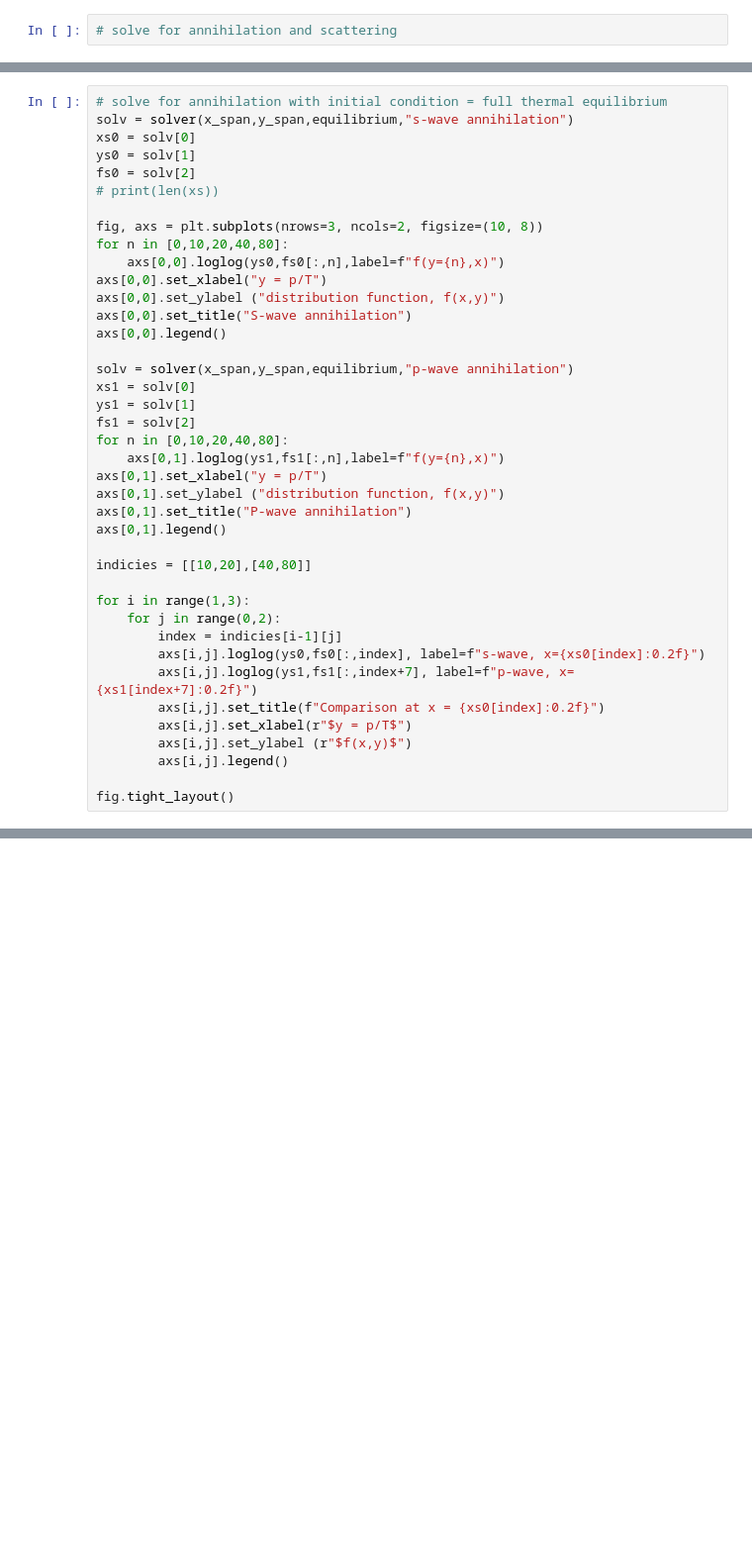
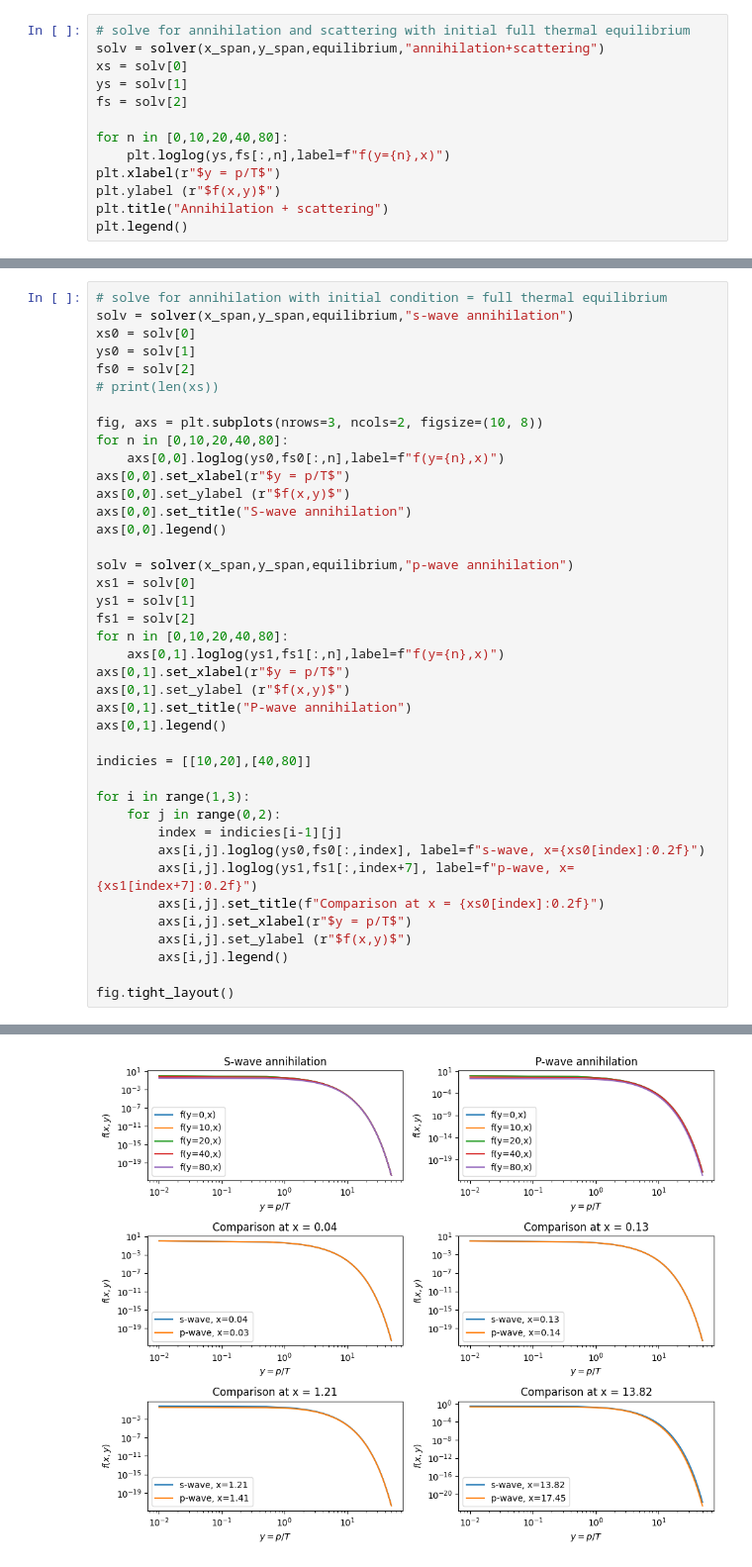
Before and after one commit to TobiasWasheim/master_thesis, a Jupyter notebook: mainCode.ipynb, the cells around one changed output, grey strips where cells are left out. Shown: that part at 99% size. Cells and saved outputs as stored; diff of their text form; blank space fills up the shorter version.

```diff
--- a/mainCode.ipynb
+++ b/mainCode.ipynb
@@ -78,2 +78,13 @@ fig.tight_layout()
 # %%
-# solve for annihilation and scattering
+# solve for annihilation and scattering with initial full thermal equilibrium
+solv = solver(x_span,y_span,equilibrium,"annihilation+scattering")
+xs = solv[0]
+ys = solv[1]
+fs = solv[2]
+
+for n in [0,10,20,40,80]:
+    plt.loglog(ys,fs[:,n],label=f"f(y={n},x)")
+plt.xlabel(r"$y = p/T$")
+plt.ylabel (r"$f(x,y)$")
+plt.title("Annihilation + scattering")
+plt.legend()
@@ -88,8 +102,8 @@ fs0 = solv[2]
 fig, axs = plt.subplots(nrows=3, ncols=2, figsize=(10, 8))
 for n in [0,10,20,40,80]:
     axs[0,0].loglog(ys0,fs0[:,n],label=f"f(y={n},x)")
-axs[0,0].set_xlabel("y = p/T")
-axs[0,0].set_ylabel ("distribution function, f(x,y)")
+axs[0,0].set_xlabel(r"$y = p/T$")
+axs[0,0].set_ylabel (r"$f(x,y)$")
 axs[0,0].set_title("S-wave annihilation")
 axs[0,0].legend()
 
@@ -99,8 +113,8 @@ ys1 = solv[1]
 fs1 = solv[2]
 for n in [0,10,20,40,80]:
     axs[0,1].loglog(ys1,fs1[:,n],label=f"f(y={n},x)")
-axs[0,1].set_xlabel("y = p/T")
-axs[0,1].set_ylabel ("distribution function, f(x,y)")
+axs[0,1].set_xlabel(r"$y = p/T$")
+axs[0,1].set_ylabel (r"$f(x,y)$")
 axs[0,1].set_title("P-wave annihilation")
 axs[0,1].legend()
 
@@ -124,0 +135 @@ Unknown attribute 'exit' of type Module(<module 'sys' (built-in)>)
+[figure, added]
```
Also changed, not shown: parts of 7 cells of this notebook, 2 other files.
